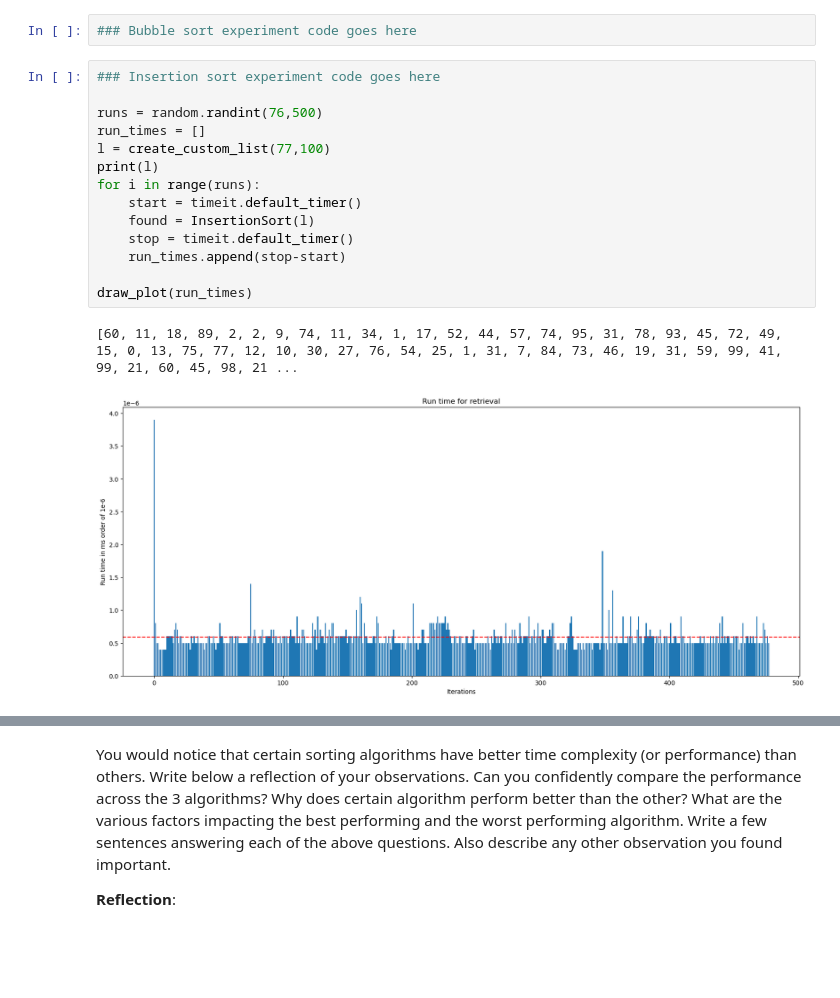
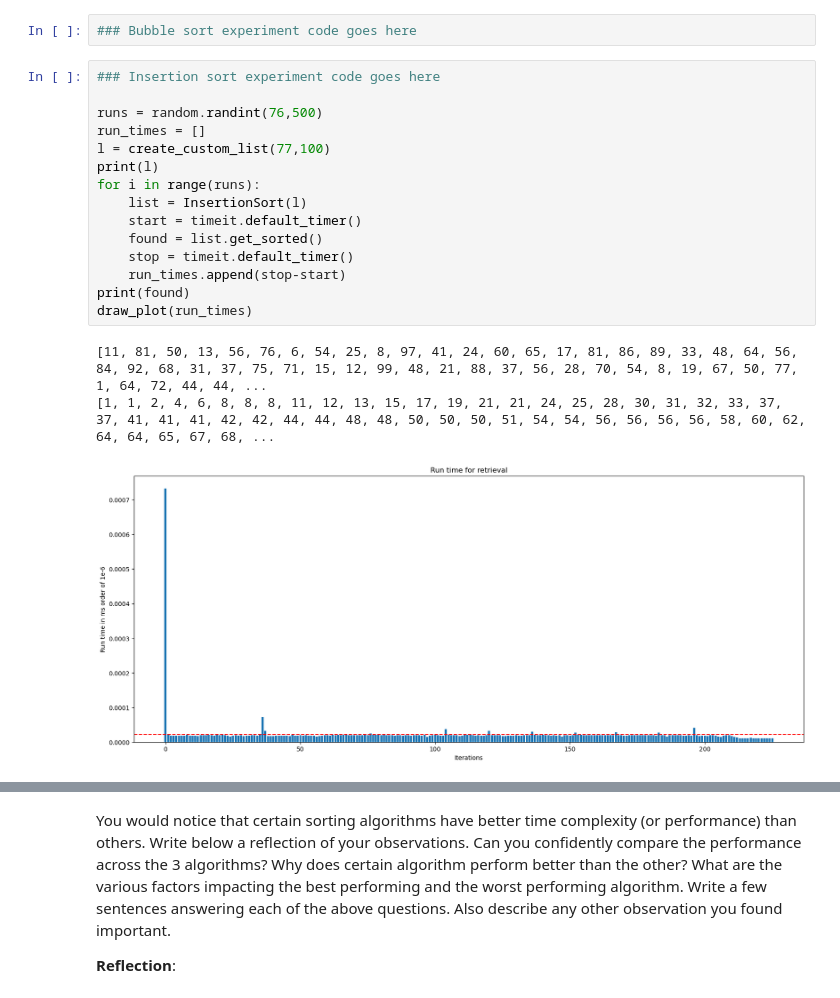
Before and after one commit to saboorah/CS2XC3, a Jupyter notebook: Lab_II.ipynb, the cells around one changed output, grey strips where cells are left out. Drawn from its saved outputs; the diff is of its cells as text; blank space fills up the shorter version.

```diff
--- a/Lab_II.ipynb
+++ b/Lab_II.ipynb
@@ -142,20 +142,22 @@ def draw_plot(run_arr):
 # %%
 ### Insertion sort experiment code goes here
 
 runs = random.randint(76,500)
 run_times = []
 l = create_custom_list(77,100)
 print(l)
 for i in range(runs):
+    list = InsertionSort(l)
     start = timeit.default_timer()
-    found = InsertionSort(l)
+    found = list.get_sorted()
     stop = timeit.default_timer()
     run_times.append(stop-start)
-
+print(found)
 draw_plot(run_times)
 # %% [output]
-[60, 11, 18, 89, 2, 2, 9, 74, 11, 34, 1, 17, 52, 44, 57, 74, 95, 31, 78, 93, 45, 72, 49, 15, 0, 13, 75, 77, 12, 10, 30, 27, 76, 54, 25, 1, 31, 7, 84, 73, 46, 19, 31, 59, 99, 41, 99, 21, 60, 45, 98, 21 ...
+[11, 81, 50, 13, 56, 76, 6, 54, 25, 8, 97, 41, 24, 60, 65, 17, 81, 86, 89, 33, 48, 64, 56, 84, 92, 68, 31, 37, 75, 71, 15, 12, 99, 48, 21, 88, 37, 56, 28, 70, 54, 8, 19, 67, 50, 77, 1, 64, 72, 44, 44, ...
+[1, 1, 2, 4, 6, 8, 8, 8, 11, 12, 13, 15, 17, 19, 21, 21, 24, 25, 28, 30, 31, 32, 33, 37, 37, 41, 41, 41, 42, 42, 44, 44, 48, 48, 50, 50, 50, 51, 54, 54, 56, 56, 56, 56, 58, 60, 62, 64, 64, 65, 67, 68, ...
-[figure, old version]
+[figure, new version]
 # %%
 ### Selection sort experiment code goes here
 
```
Also changed, not shown: parts of 5 cells of this notebook.
